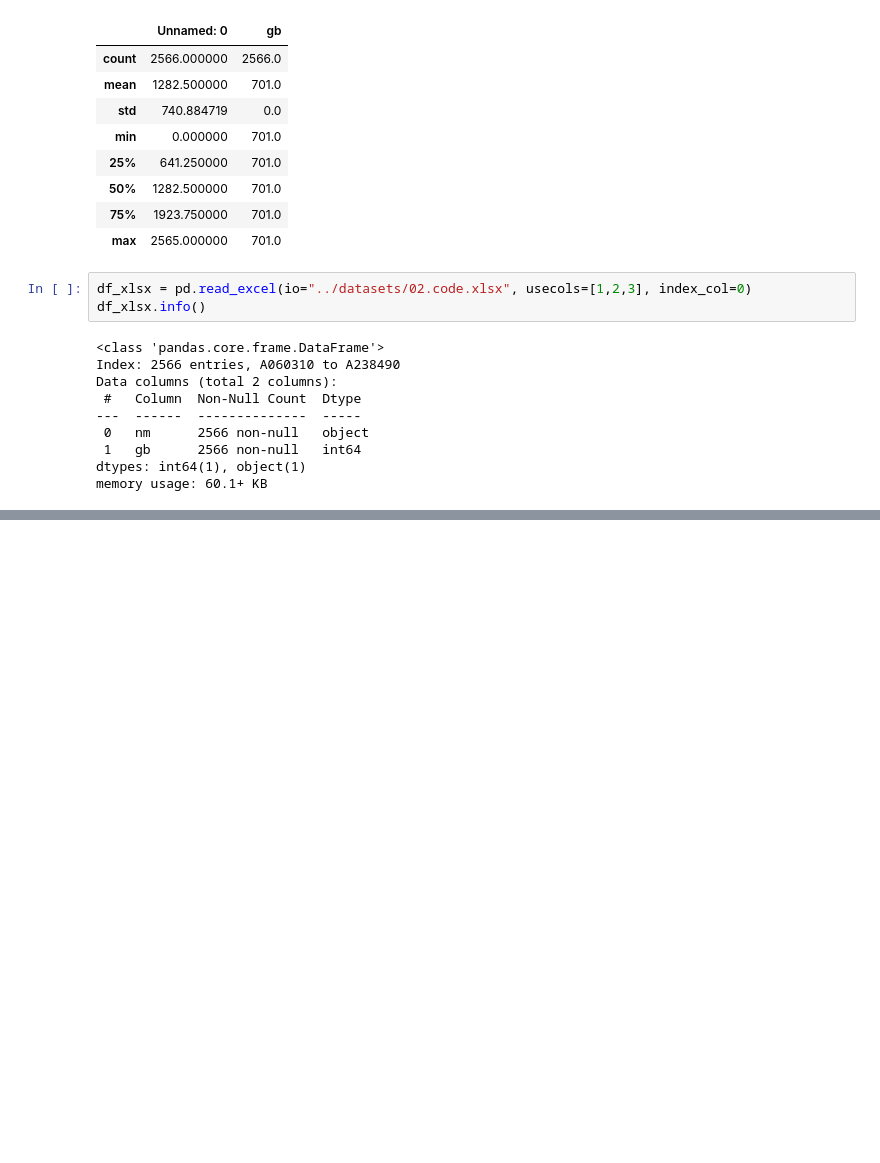
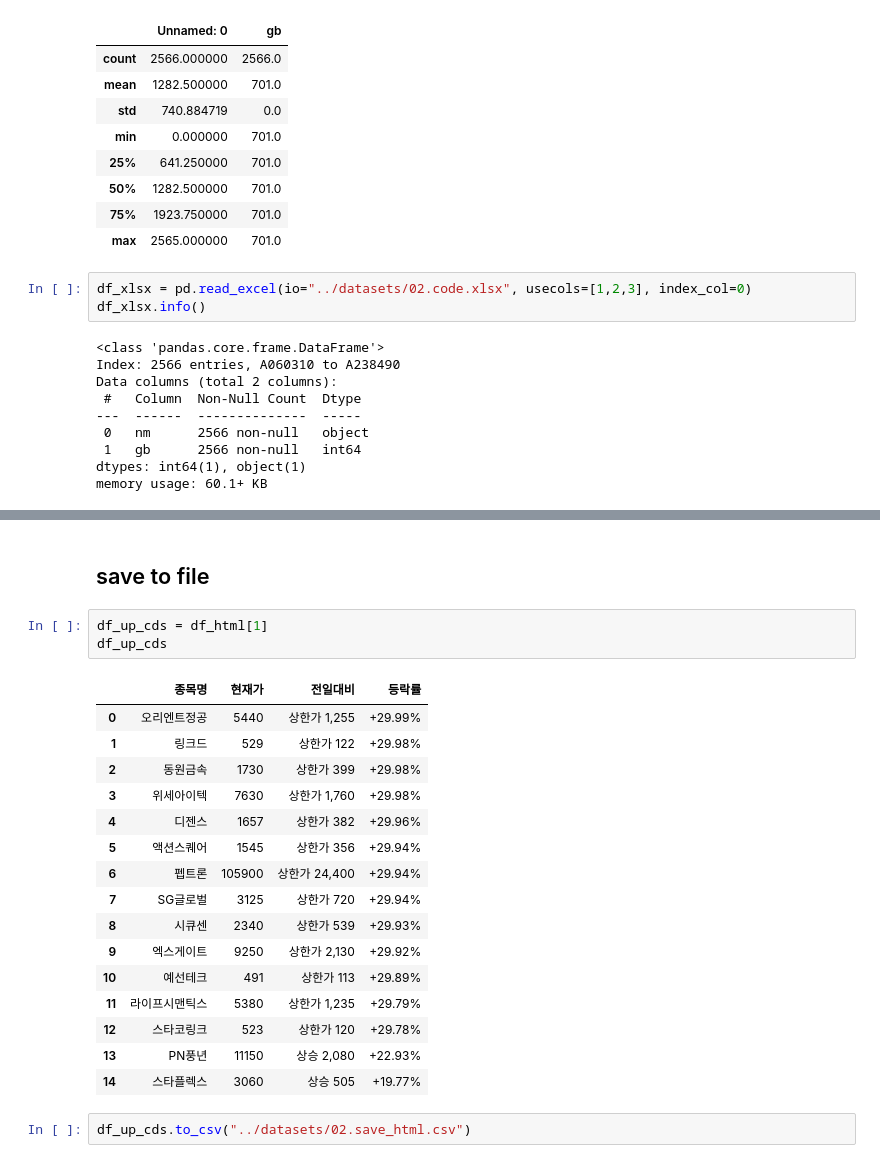
Before and after one commit to Huey-fitpet/study_pandas, a Jupyter notebook: codes/02.DataFrame_loads.ipynb, the cells around one changed output, grey strips where cells are left out. Saved outputs shown, nothing was run; the diff lists cells and outputs as text; blank space fills up the shorter version.

Commit message:
feat: save csv

```diff
--- a/codes/02.DataFrame_loads.ipynb
+++ b/codes/02.DataFrame_loads.ipynb
@@ -58,0 +172,24 @@ memory usage: 60.1+ KB
+# %% [markdown]
+## save to file
+# %%
+df_up_cds = df_html[1]
+df_up_cds
+# %% [output]
+|  | 종목명 | 현재가 | 전일대비 | 등락률 |
+| 0 | 오리엔트정공 | 5440 | 상한가 1,255 | +29.99% |
+| 1 | 링크드 | 529 | 상한가 122 | +29.98% |
+| 2 | 동원금속 | 1730 | 상한가 399 | +29.98% |
+| 3 | 위세아이텍 | 7630 | 상한가 1,760 | +29.98% |
+| 4 | 디젠스 | 1657 | 상한가 382 | +29.96% |
+| 5 | 액션스퀘어 | 1545 | 상한가 356 | +29.94% |
+| 6 | 펩트론 | 105900 | 상한가 24,400 | +29.94% |
+| 7 | SG글로벌 | 3125 | 상한가 720 | +29.94% |
+| 8 | 시큐센 | 2340 | 상한가 539 | +29.93% |
+| 9 | 엑스게이트 | 9250 | 상한가 2,130 | +29.92% |
+| 10 | 예선테크 | 491 | 상한가 113 | +29.89% |
+| 11 | 라이프시맨틱스 | 5380 | 상한가 1,235 | +29.79% |
+| 12 | 스타코링크 | 523 | 상한가 120 | +29.78% |
+| 13 | PN풍년 | 11150 | 상승 2,080 | +22.93% |
+| 14 | 스타플렉스 | 3060 | 상승 505 | +19.77% |
+# %%
+df_up_cds.to_csv("../datasets/02.save_html.csv")
```
Also changed, not shown: parts of 10 cells of this notebook, 4 other files.
